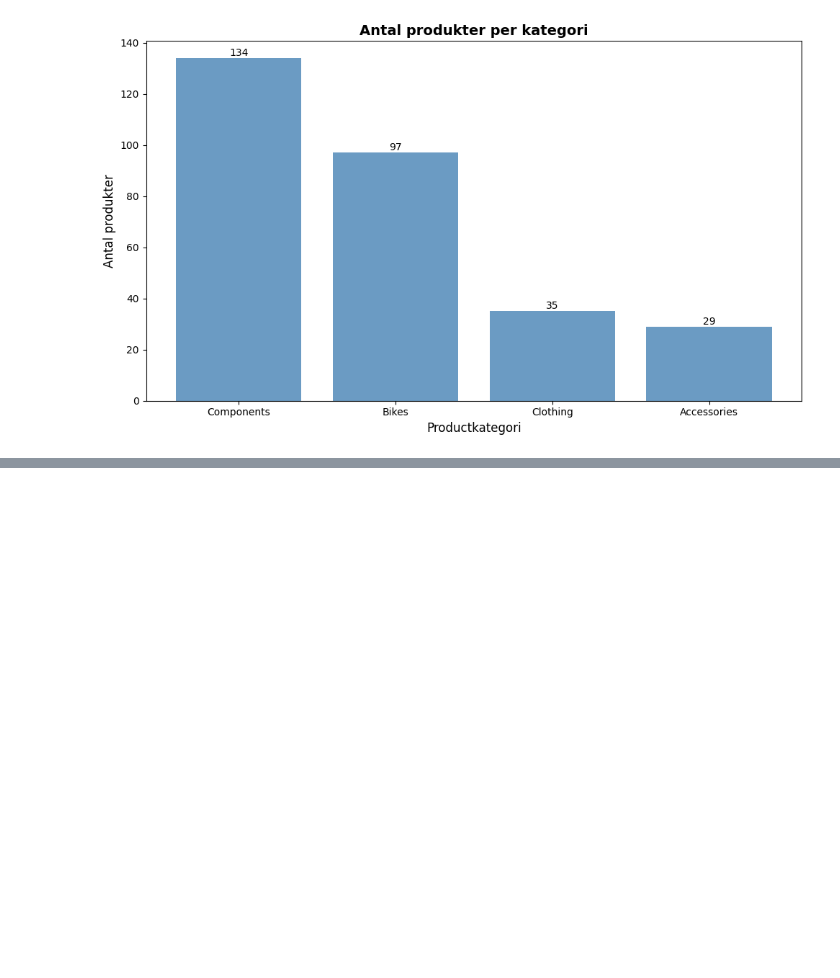
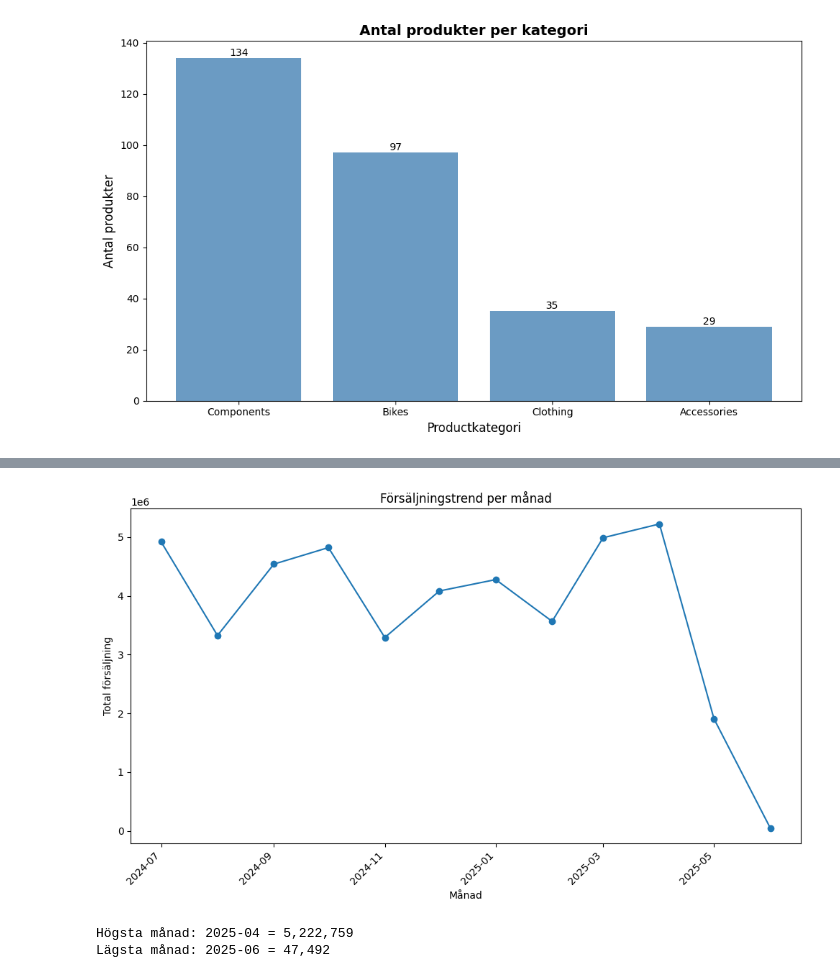
Before and after one commit to gia-w-chai/AdventureWorks2025, a Jupyter notebook: notebooks/analys.ipynb, the cells around one changed output, grey strips where cells are left out. Saved outputs shown, nothing was run; the diff lists cells and outputs as text; code cells hidden in the pictures; blank space fills up the shorter version.

```diff
--- a/notebooks/analys.ipynb
+++ b/notebooks/analys.ipynb
@@ -102,0 +187,11 @@ Och att accessoarerkan vara ett utvecklingsområde.
+# %%
+query_vis3 = """
+SELECT
+    DATEFROMPARTS(YEAR(OrderDate), MONTH(OrderDate), 1) AS MonthStart,
+    SUM(SubTotal) AS TotalSales
+FROM Sales.SalesOrderHeader
+GROUP BY DATEFROMPARTS(YEAR(OrderDate), MONTH(OrderDate), 1)
+ORDER BY MonthStart;
+"""
+df_vis3 = query_df(query_vis3)
+df_vis3.head()
@@ -102,0 +205,6 @@ Och att accessoarerkan vara ett utvecklingsområde.
+# %%
+df_vis3["MonthStart"] = pd.to_datetime(df_vis3["MonthStart"])
+
+# minst 12 månader (tar senaste 12)
+df_12 = df_vis3.tail(12).copy()
+df_12
@@ -102,0 +225,22 @@ Och att accessoarerkan vara ett utvecklingsområde.
+# %%
+fig, ax = plt.subplots(figsize=(10,6))
+ax.plot(df_12["MonthStart"], df_12["TotalSales"], marker="o")
+
+ax.set_title("Försäljningstrend per månad")
+ax.set_xlabel("Månad")
+ax.set_ylabel("Total försäljning")
+
+plt.xticks(rotation=45, ha="right")
+plt.tight_layout()
+plt.show()
+# %% [output]
+[figure, added]
+# %%
+max_row = df_12.loc[df_12["TotalSales"].idxmax()]
+min_row = df_12.loc[df_12["TotalSales"].idxmin()]
+
+print("Högsta månad:", max_row["MonthStart"].strftime("%Y-%m"), f"= {max_row['TotalSales']:,.0f}")
+print("Lägsta månad:", min_row["MonthStart"].strftime("%Y-%m"), f"= {min_row['TotalSales']:,.0f}")
+# %% [output]
+Högsta månad: 2025-04 = 5,222,759
+Lägsta månad: 2025-06 = 47,492
```
Also changed, not shown: parts of 16 cells of this notebook, 3 other files.
